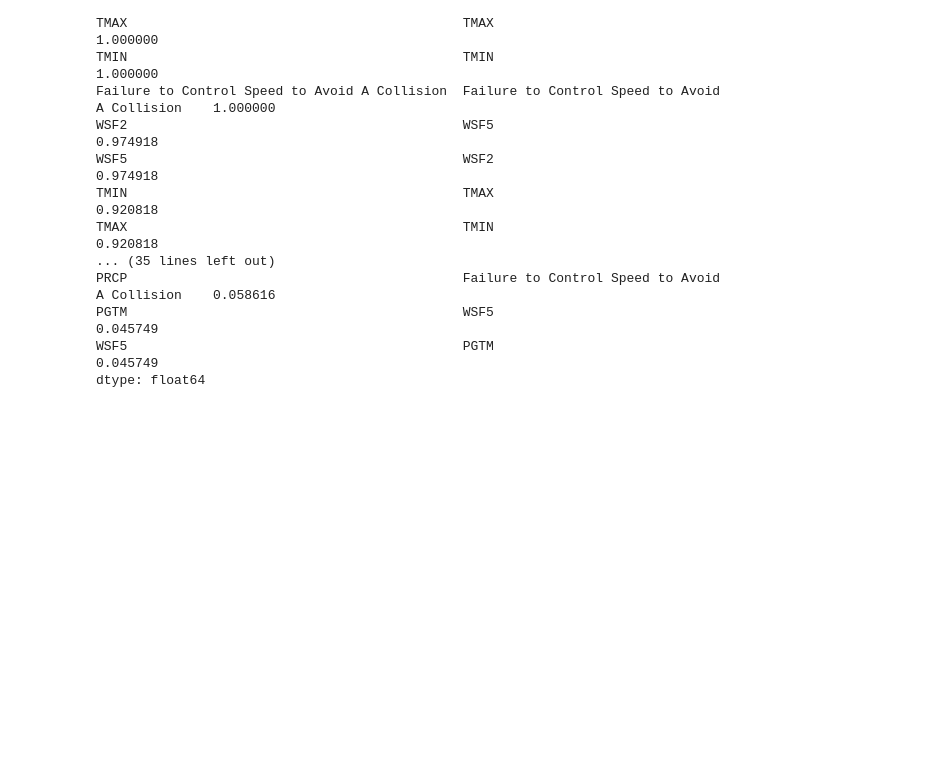
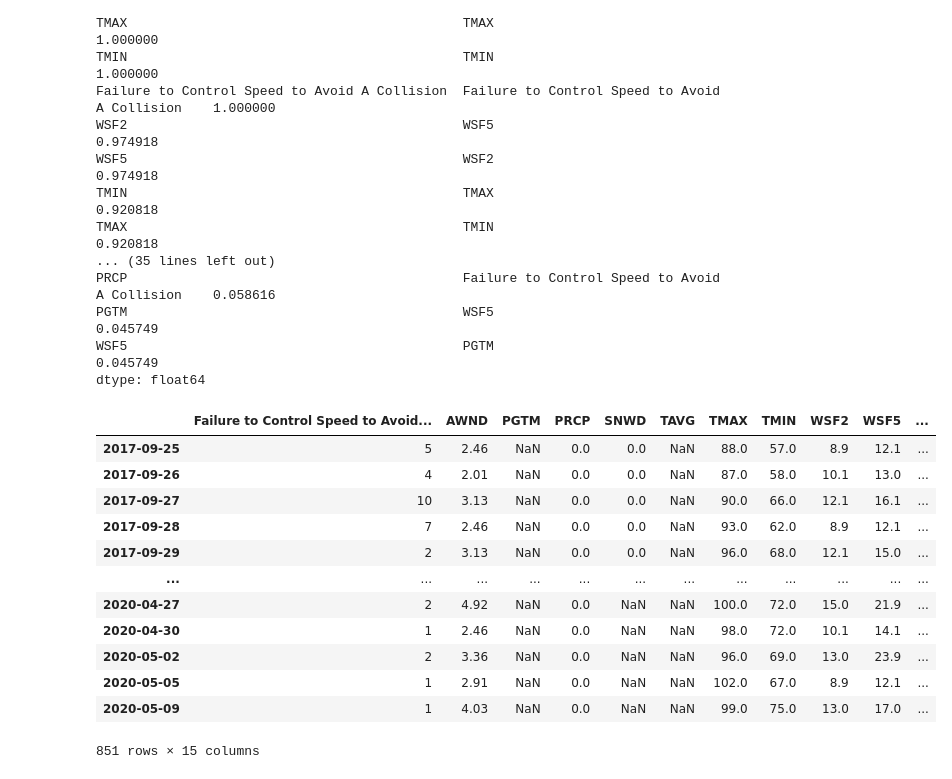
Before and after one commit to mrkjhsn/City-of-Scottsdale-Citations, a Jupyter notebook: weather_impact_on_citations.ipynb, the cells around one changed output. Cells and saved outputs as stored; diff of their text form; code cells hidden in the pictures; blank space fills up the shorter version.

```diff
--- a/weather_impact_on_citations.ipynb
+++ b/weather_impact_on_citations.ipynb
@@ -215,3 +214,20 @@ PRCP                                           Failure to Control Speed to Avoid
 PGTM                                           WSF5                                             0.045749
 WSF5                                           PGTM                                             0.045749
 dtype: float64
+# %%
+speed_accident.groupby([speed_accident.index, 'Charge Description']) \
+.size().unstack().merge(weather, left_index=True, right_index=True)
+# %% [output]
+|  | Failure to Control Speed to Avoid... | AWND | PGTM | PRCP | SNWD | TAVG | TMAX | TMIN | WSF2 | WSF5 | ... |
+| 2017-09-25 | 5 | 2.46 | NaN | 0.0 | 0.0 | NaN | 88.0 | 57.0 | 8.9 | 12.1 | ... |
+| 2017-09-26 | 4 | 2.01 | NaN | 0.0 | 0.0 | NaN | 87.0 | 58.0 | 10.1 | 13.0 | ... |
+| 2017-09-27 | 10 | 3.13 | NaN | 0.0 | 0.0 | NaN | 90.0 | 66.0 | 12.1 | 16.1 | ... |
+| 2017-09-28 | 7 | 2.46 | NaN | 0.0 | 0.0 | NaN | 93.0 | 62.0 | 8.9 | 12.1 | ... |
+| 2017-09-29 | 2 | 3.13 | NaN | 0.0 | 0.0 | NaN | 96.0 | 68.0 | 12.1 | 15.0 | ... |
+| ... | ... | ... | ... | ... | ... | ... | ... | ... | ... | ... | ... |
+| 2020-04-27 | 2 | 4.92 | NaN | 0.0 | NaN | NaN | 100.0 | 72.0 | 15.0 | 21.9 | ... |
+| 2020-04-30 | 1 | 2.46 | NaN | 0.0 | NaN | NaN | 98.0 | 72.0 | 10.1 | 14.1 | ... |
+| 2020-05-02 | 2 | 3.36 | NaN | 0.0 | NaN | NaN | 96.0 | 69.0 | 13.0 | 23.9 | ... |
+| 2020-05-05 | 1 | 2.91 | NaN | 0.0 | NaN | NaN | 102.0 | 67.0 | 8.9 | 12.1 | ... |
+| 2020-05-09 | 1 | 4.03 | NaN | 0.0 | NaN | NaN | 99.0 | 75.0 | 13.0 | 17.0 | ... |
+851 rows × 15 columns
```
Also changed, not shown: parts of 20 cells of this notebook.
